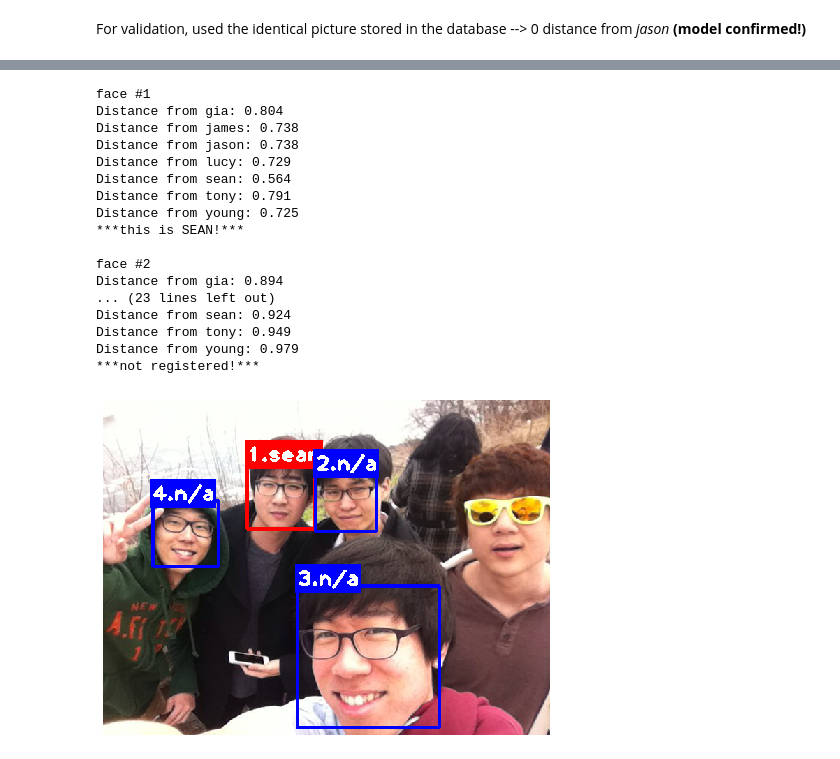
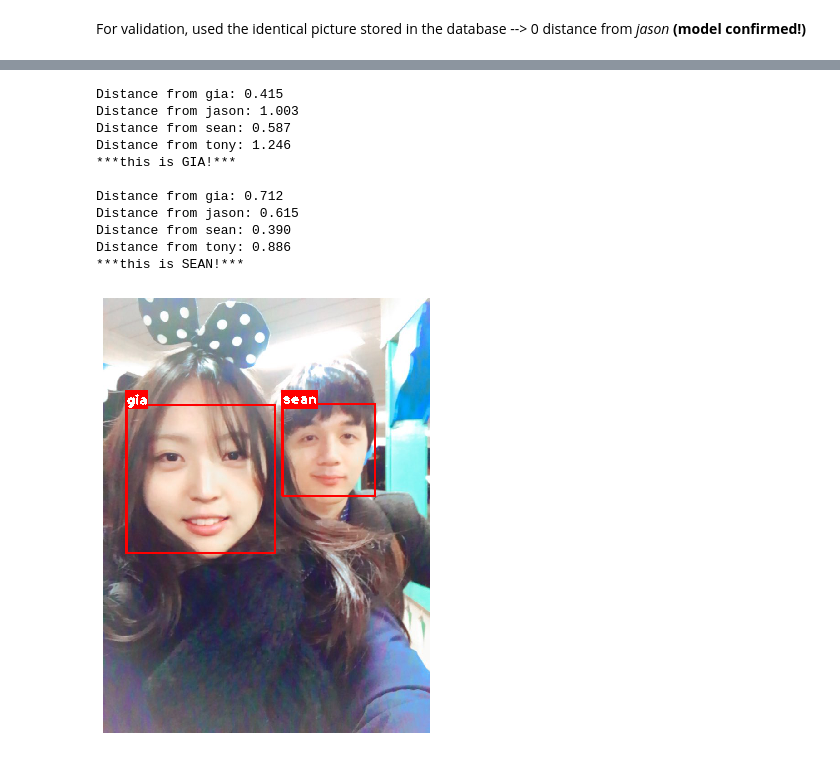
Before and after one commit to sungsujaing/TV_time_tracking_face_recognition, a Jupyter notebook: TV_time_tracking_face_recognition_v3.ipynb, the cells around one changed output, grey strips where cells are left out. Drawn from its saved outputs; the diff is of its cells as text; code cells hidden in the pictures.

```diff
--- a/TV_time_tracking_face_recognition_v3.ipynb
+++ b/TV_time_tracking_face_recognition_v3.ipynb
@@ -254,21 +285,15 @@ Distance from young: 0.671
-# %%
-face_recog(test_img_multi,database_embeddings,model,8)
-# %% [output]
-face #1
-Distance from gia: 0.804
-Distance from james: 0.738
-Distance from jason: 0.738
-Distance from lucy: 0.729
-Distance from sean: 0.564
-Distance from tony: 0.791
-Distance from young: 0.725
-***this is SEAN!***
-
-face #2
-Distance from gia: 0.894
-... (23 lines left out)
-Distance from sean: 0.924
-Distance from tony: 0.949
-Distance from young: 0.979
-***not registered!***
-[figure, removed]
+# %%
+recog_face(test_img_gia_sean,verbose=True)
+# %% [output]
+Distance from gia: 0.415
+Distance from jason: 1.003
+Distance from sean: 0.587
+Distance from tony: 1.246
+***this is GIA!***
+
+Distance from gia: 0.712
+Distance from jason: 0.615
+Distance from sean: 0.390
+Distance from tony: 0.886
+***this is SEAN!***
+[figure, added]
```
Also changed, not shown: parts of 45 cells of this notebook, 1 other file.
